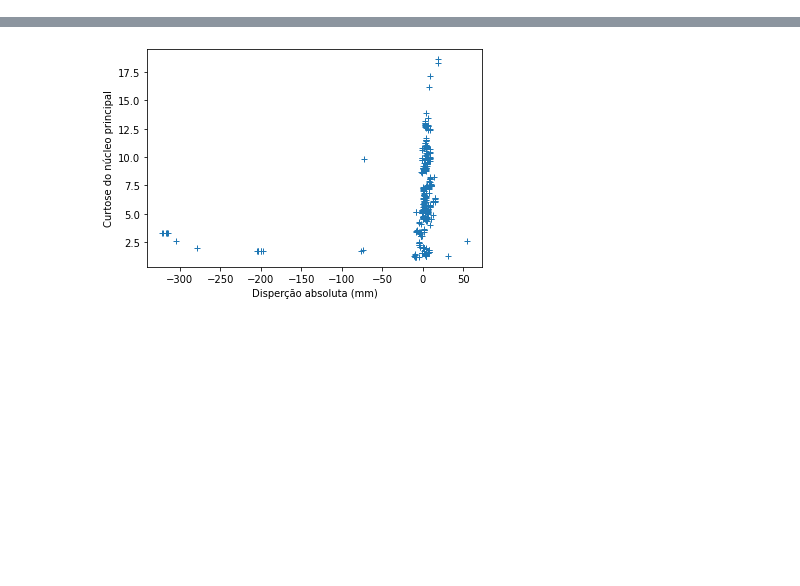
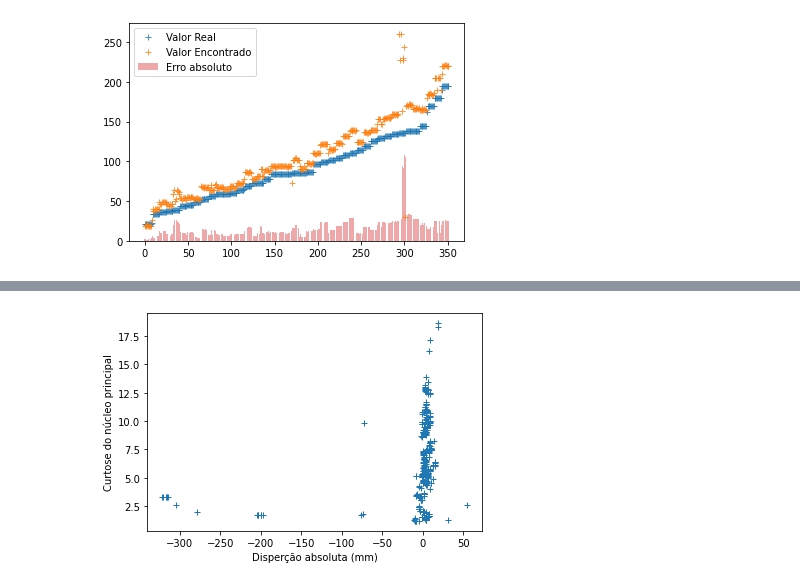
Before and after one commit to JairoSSantos/PAC-project, a Jupyter notebook: cnn/tests.ipynb, the cells around one changed output, grey strips where cells are left out. Saved outputs shown, nothing was run; the diff lists cells and outputs as text; code cells hidden in the pictures; blank space fills up the shorter version.

```diff
--- a/cnn/tests.ipynb
+++ b/cnn/tests.ipynb
@@ -74,9 +75,12 @@ def freq_peaks(image):
     fx, fy = freq_peaks(gray_image)
     return np.sum(S)*fx*fy, kur'''
 
+def var(img, kn=(15, 15), kp=(5, 5)):
+    return ndimage.minimum_filter(ndimage.uniform_filter(img**2, kn) - ndimage.uniform_filter(img, kn)**2, kp)
+
 def predict_area(image):
     img = color.rgb2gray(image)
-    img_var = variance(filters.farid(img))
+    img_var = var(filters.farid(img))
     m, metrics = minimum(img_var)
     S = mask(img_var < m)
     fx, fy = freq_peaks(img)
@@ -119,3 +123,14 @@ DS['error_abs'] = np.abs(DS.disp)
 DS['error_rel'] = DS.error_abs/DS.area*100
 # %%
 dss = DS.sort_values('area')
+# %%
+#t = np.arange(len(DS))
+F = dss.error_rel < 100
+plt.plot(dss[F].area.values, '+', alpha=0.8, label='Valor Real')
+plt.plot(dss[F].predict.values, '+', alpha=0.8, label='Valor Encontrado')
+plt.bar(range(len(dss[F])), dss[F].error_abs, color='tab:red', alpha=0.4, label='Erro absoluto')
+plt.legend()
+
+plt.show()
+# %% [output]
+[figure, added]
```
Also changed, not shown: parts of 3 cells of this notebook, 4 other files.
